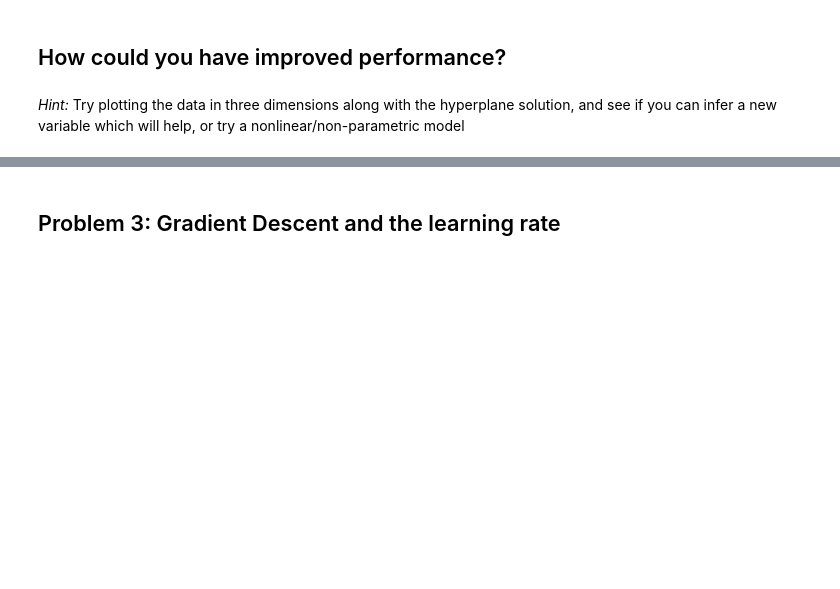
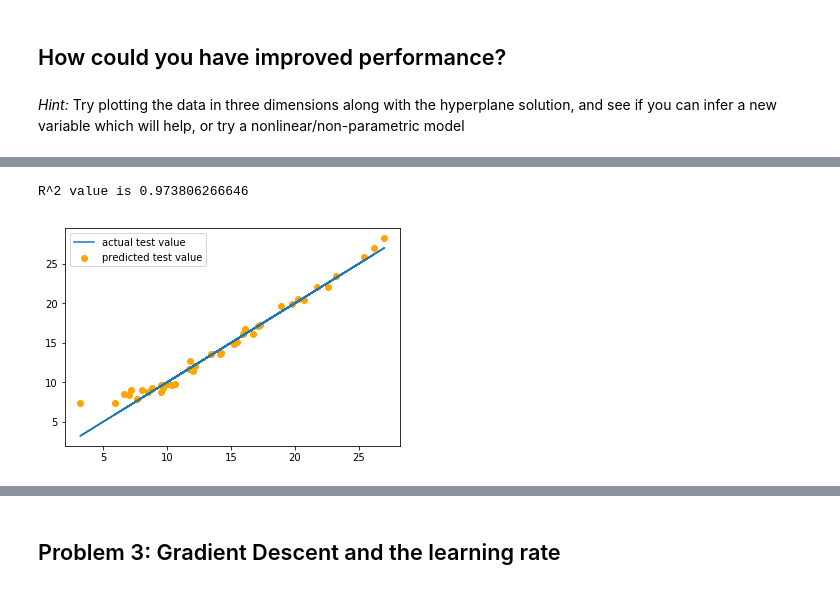
Before and after one commit to Columbia-Intro-Data-Science/python-introduction-sarahyu1, a Jupyter notebook: Homework 1 - Github and Pandas.ipynb, the cells around one changed output, grey strips where cells are left out. Saved outputs shown, nothing was run; the diff lists cells and outputs as text; code cells hidden in the pictures; blank space fills up the shorter version.

```diff
--- a/Homework 1 - Github and Pandas.ipynb
+++ b/Homework 1 - Github and Pandas.ipynb
@@ -214,0 +262,15 @@ a new variable which will help, or try a nonlinear/non-parametric model
+# %%
+# Add a non-linear term to improve performance
+X['TV*Radio']=X['TV']*X['radio']
+X = X.drop(['newspaper'],1)
+# %%
+X_train, X_test, y_train, y_test = train_test_split(X, y, test_size=0.2,random_state=20)
+regr = LinearRegression()
+regr.fit(X_train, y_train)
+plt.scatter(y_test,regr.predict(X_test),color='orange',label='predicted test value')
+plt.plot(y_test,y_test,label='actual test value')
+plt.legend()
+print("R^2 value is", regr.score(X_test, y_test))
+# %% [output]
+R^2 value is 0.973806266646
+[figure, added]
```
Also changed, not shown: parts of 38 cells of this notebook, 1 other file.
